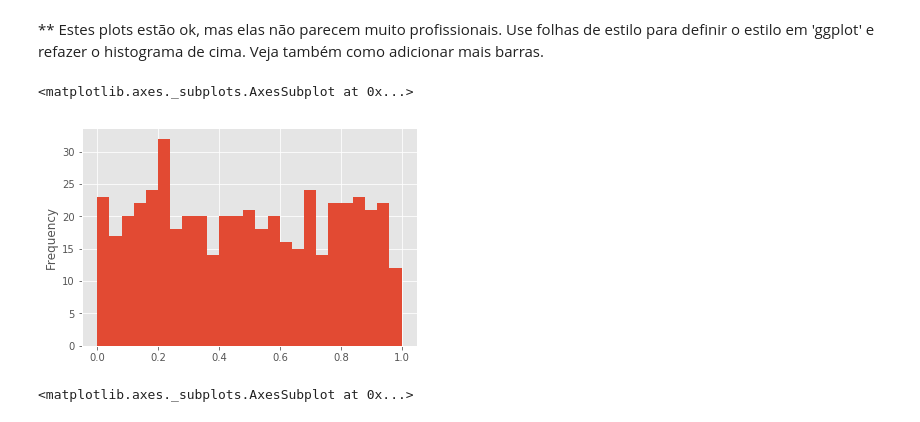
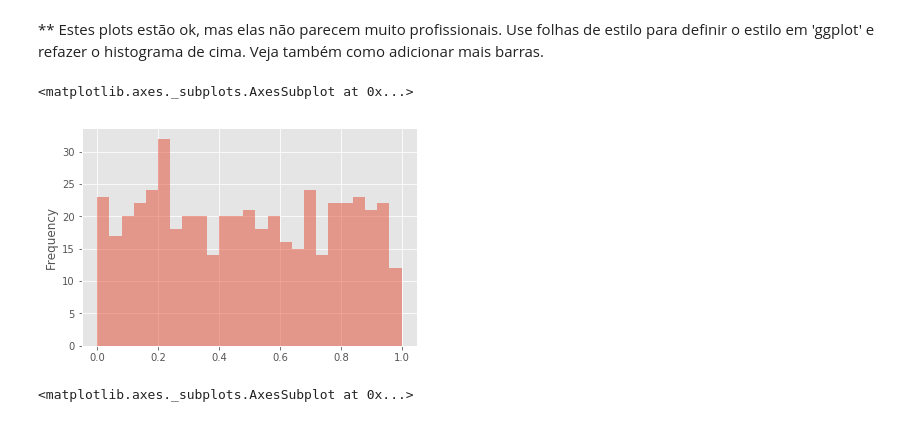
Before and after one commit to jonatasleon/data-science-py, a Jupyter notebook: apostilas/3. Python para Visualização de dados/Visualização de dados incorporada do Pandas/Exercício de visualização de dados Pandas.ipynb, the cells around one changed output. Saved outputs shown, nothing was run; the diff lists cells and outputs as text; code cells hidden in the pictures.

```diff
--- a/apostilas/3. Python para Visualização de dados/Visualização de dados incorporada do Pandas/Exercício de visualização de dados Pandas.ipynb
+++ b/apostilas/3. Python para Visualização de dados/Visualização de dados incorporada do Pandas/Exercício de visualização de dados Pandas.ipynb
@@ -55,10 +55,10 @@ df3.plot.hist('a')
 # %%
 plt.style.use('ggplot')
 # %%
-df3['a'].plot.hist(bins=25)
+df3['a'].plot.hist(bins=25, lw=.5, ls='-', alpha=.5)
 # %% [output]
 <matplotlib.axes._subplots.AxesSubplot at 0x...>
-[figure, old version]
+[figure, new version]
 # %%
 # %% [output]
 <matplotlib.axes._subplots.AxesSubplot at 0x...>
```
